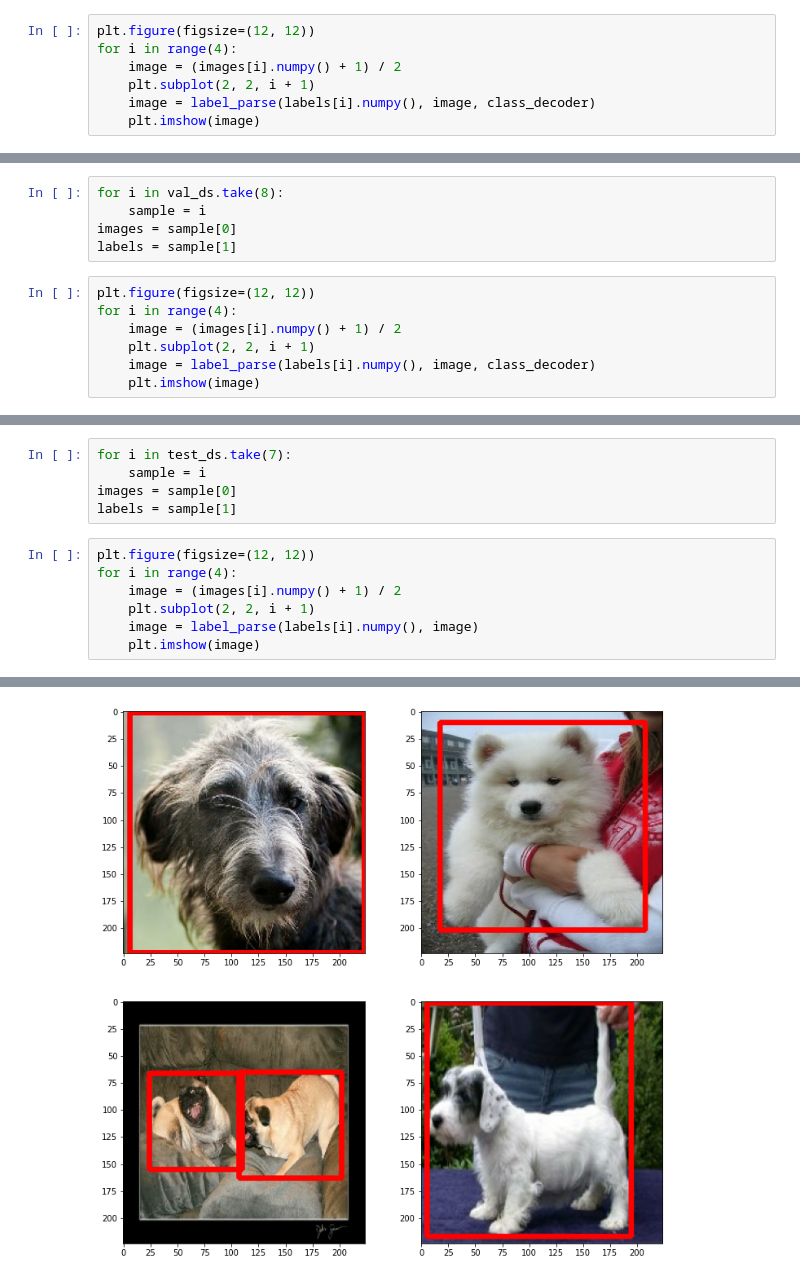
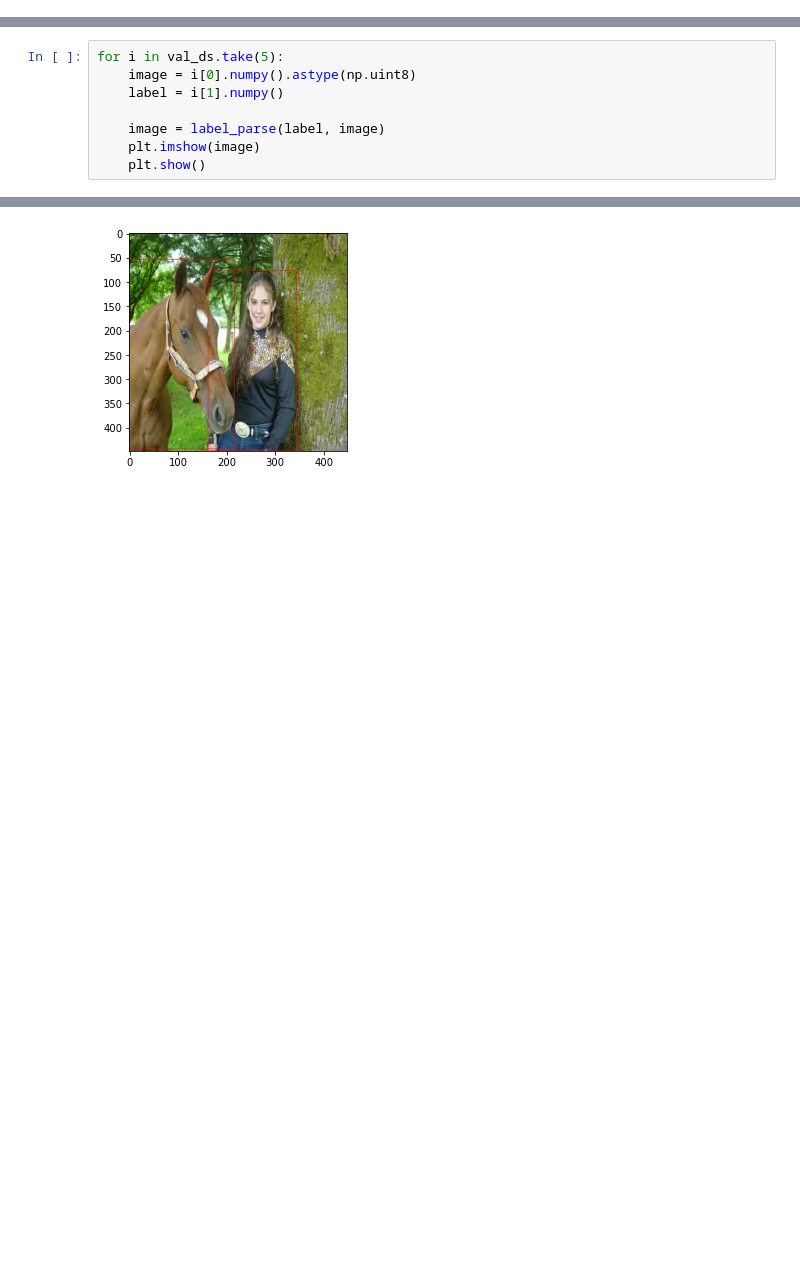
Before and after one commit to kwjinwoo/YOLOv1_Tensorflow2, a Jupyter notebook: data_check.ipynb, the cells around one changed output, grey strips where cells are left out. Saved outputs shown, nothing was run; the diff lists cells and outputs as text; blank space fills up the shorter version.

```diff
--- a/data_check.ipynb
+++ b/data_check.ipynb
@@ -64,7 +40,0 @@ labels = sample[1]
-# %%
-plt.figure(figsize=(12, 12))
-for i in range(4):
-    image = (images[i].numpy() + 1) / 2
-    plt.subplot(2, 2, i + 1)
-    image = label_parse(labels[i].numpy(), image, class_decoder)
-    plt.imshow(image)
@@ -77,12 +40,0 @@ Clipping input data to the valid range for imshow with RGB data ([0..1] for floa
-# %%
-for i in val_ds.take(8):
-    sample = i
-images = sample[0]
-labels = sample[1]
-# %%
-plt.figure(figsize=(12, 12))
-for i in range(4):
-    image = (images[i].numpy() + 1) / 2
-    plt.subplot(2, 2, i + 1)
-    image = label_parse(labels[i].numpy(), image, class_decoder)
-    plt.imshow(image)
@@ -95,13 +41,9 @@ Clipping input data to the valid range for imshow with RGB data ([0..1] for floa
-# %%
-for i in test_ds.take(7):
-    sample = i
-images = sample[0]
-labels = sample[1]
 # %%
-plt.figure(figsize=(12, 12))
-for i in range(4):
-    image = (images[i].numpy() + 1) / 2
-    plt.subplot(2, 2, i + 1)
-    image = label_parse(labels[i].numpy(), image)
+for i in val_ds.take(5):
+    image = i[0].numpy().astype(np.uint8)
+    label = i[1].numpy()
+
+    image = label_parse(label, image)
     plt.imshow(image)
+    plt.show()
 # %% [output]
@@ -112 +50 @@ Clipping input data to the valid range for imshow with RGB data ([0..1] for floa
-[figure, old version]
+[figure, new version]
```
Also changed, not shown: parts of 11 cells of this notebook, 5 other files.
